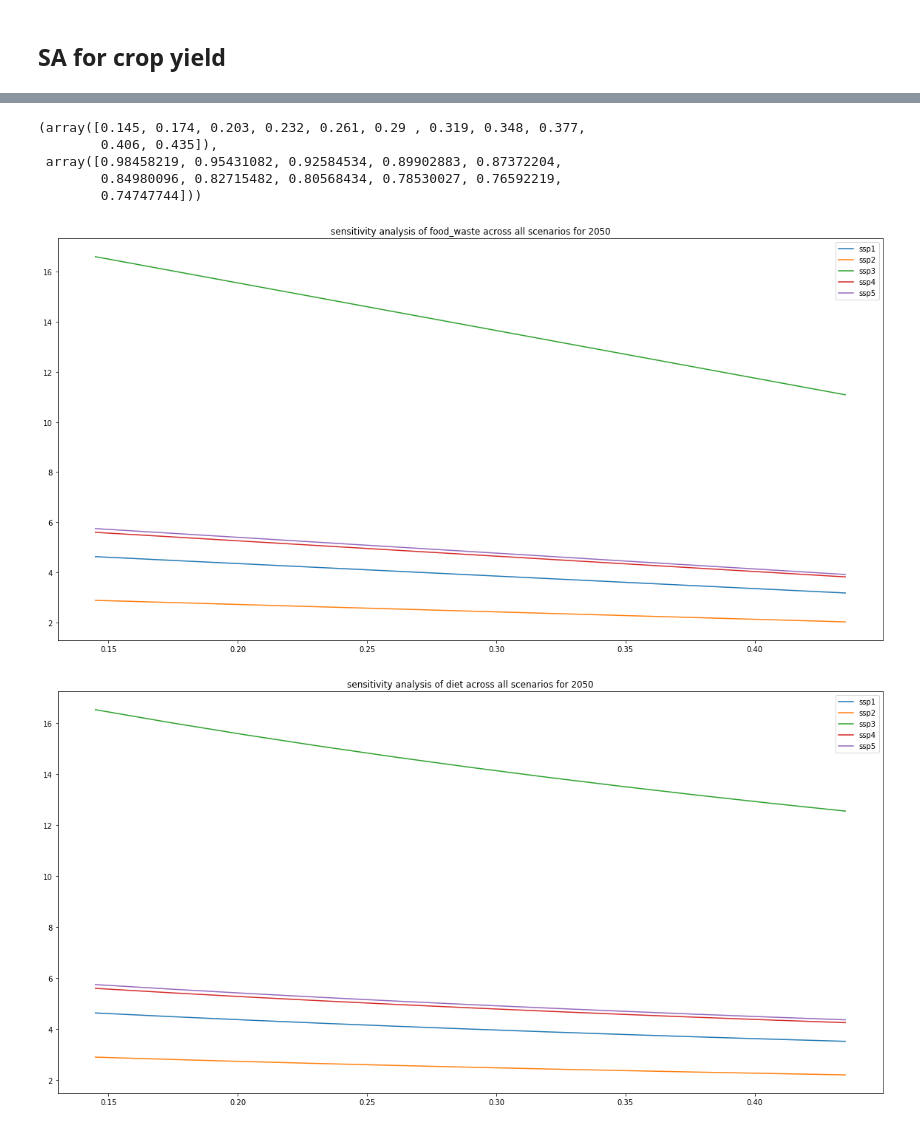
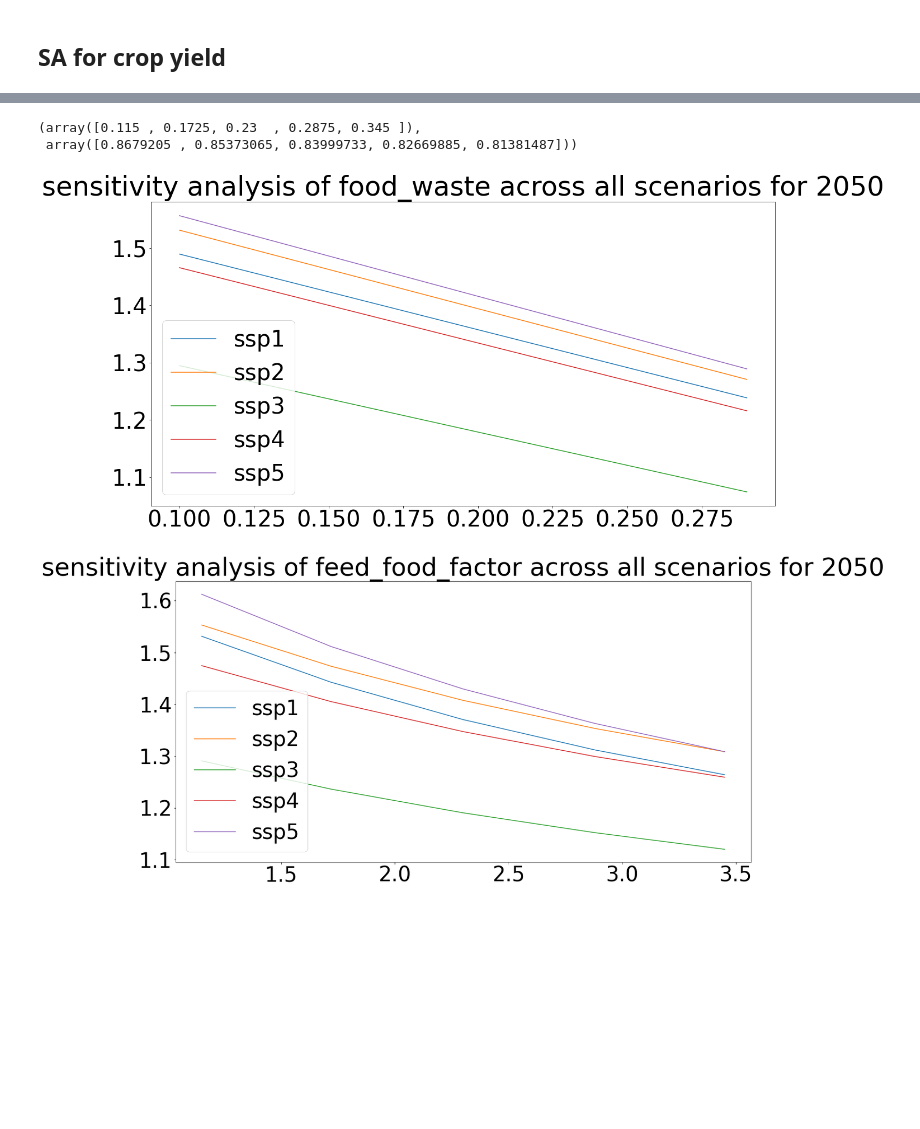
Before and after one commit to charlottegiseleweil/future-food-sufficiency, a Jupyter notebook: sufficiencies/SA_MC_caloric_sufficiency.ipynb, the cells around one changed output, grey strips where cells are left out. Saved outputs shown, nothing was run; the diff lists cells and outputs as text; code cells hidden in the pictures; blank space fills up the shorter version.

```diff
--- a/sufficiencies/SA_MC_caloric_sufficiency.ipynb
+++ b/sufficiencies/SA_MC_caloric_sufficiency.ipynb
@@ -168,7 +169,7 @@ def cal_suff(X, cntry=None, year=2050, food_waste=.19, diet=.19, feed_food_facto
     prod = get_production(X, year=year)
     food = perc_food * prod
     feed_now_food = 0.
-    if cntry in list(LS_2000_df.ISO3.unique()):
+    if cntry in LS_2000_df.ISO3.unique():
         LS = LS_2000_df[LS_2000_df.ISO3==cntry]['LS2000_percapita'].values * get_population(X, year=2000)
 
     else:
@@ -853,0 +1005,16 @@ stacked_df.to_csv('sa_cropland_170.csv')
+# %%
+cropland_2000 = (df['%cropland_2000'] * df['ha_per_pixel']).sum()
+
+values = [.5, .75, 1., 1.25, 1.5]
+crops = []
+data_path = 'outputs/compare/'
+
+for i in range(5):
+    df = pd.read_csv(data_path+'ssp'+str(i+1)+'_compare_new.csv')
+    crops.append((df['%cropland_2050'] * df['ha_per_pixel']).sum())
+
+rng = []
+
+for v in values:
+    rng.append('[%.2f'% min([crop*v/1e+9 for crop in crops])+' , '+ '%.2f' % max([crop*v/1e+9 for crop in crops])+']')
+    print('%.2E' % Decimal(str(min([crop*v for crop in crops]))), '%.2E' % Decimal(str(max([crop*v for crop in crops]))))
@@ -971,6 +1404,8 @@ plt.show()
 # function that generates samples, calculates cal_suf for parametric variables ['food_waste', 'diet', 'feed_food_factor', 'pop_fact']
 # returns  tuples of (sample, cal_suf)
 # discriminates by year, ssp and country if need be
+
+diets = [.23, .21, .19, .20, .23]
 
 def sensitivity(random=False, var='food_waste', value=np.array([.5, .75, 1., 1.25, 1.5]), ssp=1, year=2050, country=None, **kwargs):
 
@@ -985,30 +1420,27 @@ def sensitivity(random=False, var='food_waste', value=np.array([.5, .75, 1., 1.2
 
     else:
         sample = value
-
     if var=='food_waste':
-        sufficiency = cal_suff(df_ssp, year, cntry=country, food_waste=sample)
+        sufficiency = cal_suff(df_ssp, year=year, cntry=country, food_waste=sample, diet=diets[ssp-1])
 
     if var=='diet':
-        sufficiency = cal_suff(df_ssp, year, cntry=country, diet=sample)
+        sample = sample*diets[ssp-1]
+        sufficiency = cal_suff(df_ssp, year=year, cntry=country, diet=sample*diets[ssp-1])
 
     if var=='feed_food_factor':
-        sufficiency = cal_suff(df_ssp, year, cntry=country, feed_food_factor=sample)
+        sufficiency = cal_suff(df_ssp, year=year, cntry=country, feed_food_factor=sample, diet=diets[ssp-1])
 
     if var=='pop_fact':
-        sufficiency = cal_suff(df_ssp, year, cntry=country, pop_fact=sample)
+        sufficiency = cal_suff(df_ssp, year=year, cntry=country, pop_fact=sample, diet=diets[ssp-1])
 
     return sample, sufficiency
 
-sensitivity(var='diet', ssp=5, country='MAR', n=1, dist='unif')
+sensitivity(var='diet', ssp=5, country='MAR')
 # %% [output]
-(array([0.145, 0.174, 0.203, 0.232, 0.261, 0.29 , 0.319, 0.348, 0.377,
-        0.406, 0.435]),
- array([0.98458219, 0.95431082, 0.92584534, 0.89902883, 0.87372204,
-        0.84980096, 0.82715482, 0.80568434, 0.78530027, 0.76592219,
-        0.74747744]))
+(array([0.115 , 0.1725, 0.23  , 0.2875, 0.345 ]),
+ array([0.8679205 , 0.85373065, 0.83999733, 0.82669885, 0.81381487]))
 # %%
-params = ['food_waste', 'diet', 'feed_food_factor']
+params = ['food_waste', 'feed_food_factor']
 lows = [0., 0., 2.3]
 highs = [.5, 1., 1.]
 dists = ['unif', 'unif', 'norm']
@@ -1017,37 +1449,36 @@ year=2050
 cols = [
     'value',
     'ssp1_global',
     'ssp2_global',
     'ssp3_global',
     'ssp4_global',
     'ssp5_global',
 ]
 
 values = [
-    np.round(.29 * np.array([.5, .75, 1., 1.25, 1.5]), 2),
-    np.round(.29 * np.array([.5, .75, 1., 1.25, 1.5]), 2),
+    np.round(.19 * np.array([.5, .75, 1., 1.25, 1.5]), 2),
     np.round(2.3 * np.array([.5, .75, 1., 1.25, 1.5]), 2),
-
 ]
 
-df_global = pd.DataFrame(columns=cols)
 
 for s, param in enumerate(params):
+    df_global = pd.DataFrame(columns=cols)
+
     plt.figure(figsize=(20,10))
     for i in range(5):
         x, y = sensitivity(var=param, ssp=i+1, year=year, country=None,n=1000, value=values[s])
         df_global.loc[:, 'value'] = x
         df_global.loc[:, 'ssp'+str(i+1)+'_global'] = y
         idx = np.argsort(x)
         x = x[idx]
         y = y[idx]
         plt.plot(x, y, label='ssp'+str(i+1))
         plt.legend()
 
-    df_global.to_csv('sa_glo_'+param+'_new.csv')
+    df_global.to_csv('sa_glo_'+param+'_new.csv', index=False)
 
     plt.title('sensitivity analysis of '+param+' across all scenarios for '+str(year))
     plt.show()
 # %% [output]
-[figure, old version]
+[figure, new version]
-[figure, old version]
+[figure, new version]
```
Also changed, not shown: parts of 40 cells of this notebook.
